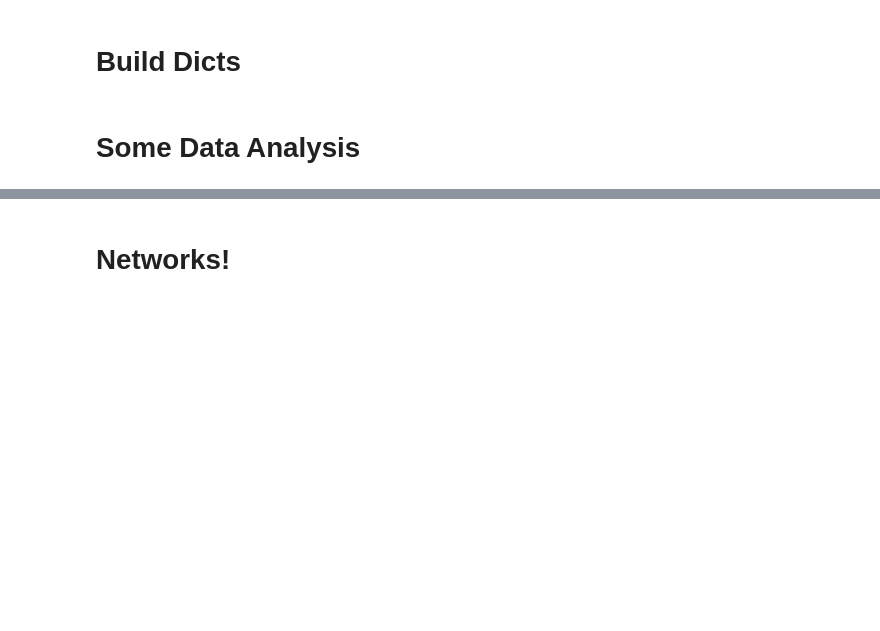
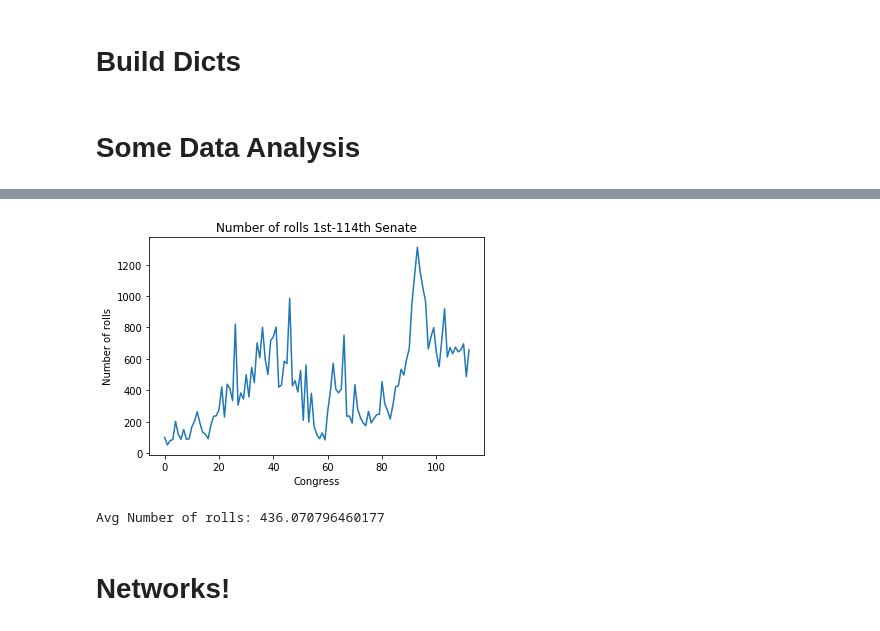
Before and after one commit to kwcooper/congress_analysis, a Jupyter notebook: roll2.ipynb, the cells around one changed output, grey strips where cells are left out. Drawn from its saved outputs; the diff is of its cells as text; code cells hidden in the pictures; blank space fills up the shorter version.

```diff
--- a/roll2.ipynb
+++ b/roll2.ipynb
@@ -889,3 +936,14 @@ memSen.number_of_votes.hist()
+# %%
+plt.plot(rollsList)
+plt.title('Number of rolls 1st-114th Senate')
+plt.xlabel('Congress')
+plt.ylabel('Number of rolls')
+plt.show()
+
+print('Avg Number of rolls:', sum(rollsList)/len(rollsList))
+# %% [output]
+[figure, added]
+Avg Number of rolls: 436.070796460177
 # %% [markdown]
 # Networks!
 # %%
```
Also changed, not shown: parts of 14 cells of this notebook.
